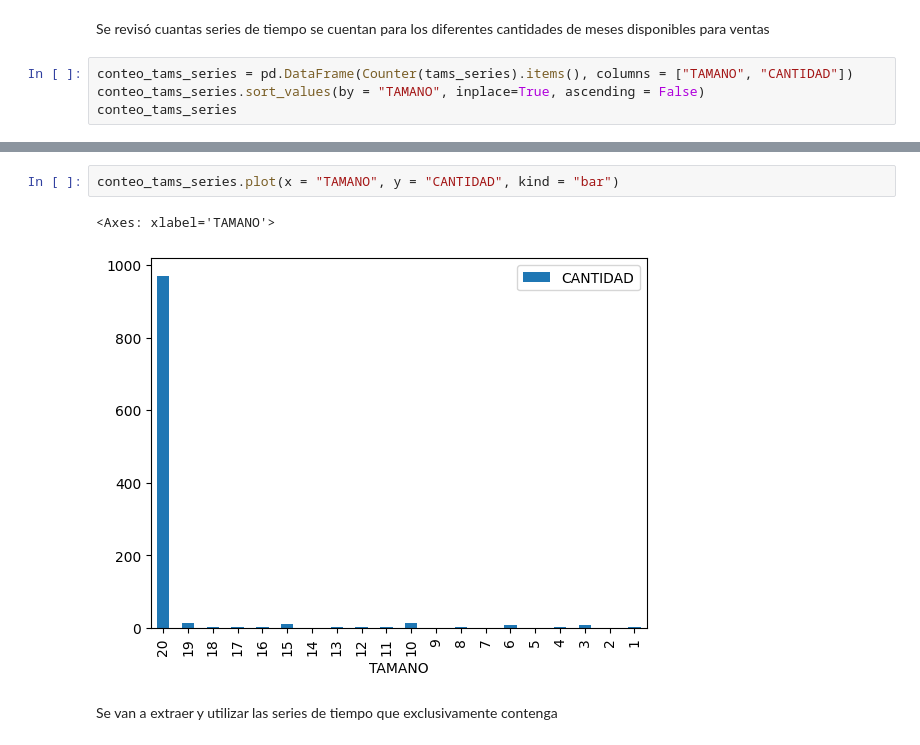
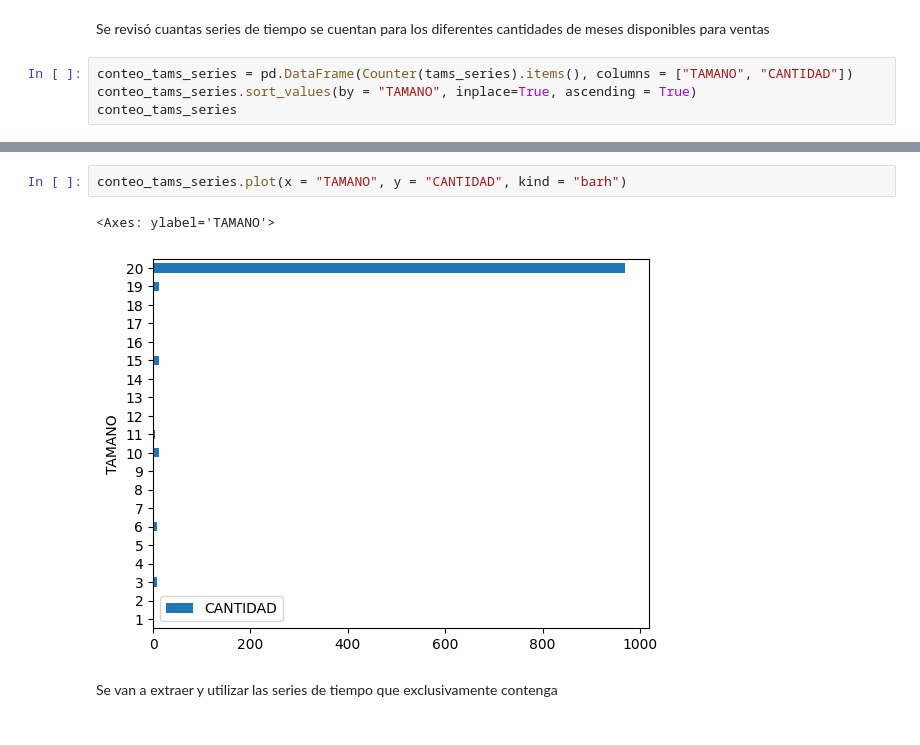
Before and after one commit to FedeSS99/Proyecto-Oxxo-F4, a Jupyter notebook: ExploracionVentas.ipynb, the cells around one changed output, grey strips where cells are left out. Drawn from its saved outputs; the diff is of its cells as text.

```diff
--- a/ExploracionVentas.ipynb
+++ b/ExploracionVentas.ipynb
@@ -152,7 +152,7 @@ conteo_fechas_iniciales
 Se revisó cuantas series de tiempo se cuentan para los diferentes cantidades de meses disponibles para ventas
 # %%
 conteo_tams_series = pd.DataFrame(Counter(tams_series).items(), columns = ["TAMANO", "CANTIDAD"])
-conteo_tams_series.sort_values(by = "TAMANO", inplace=True, ascending = False)
+conteo_tams_series.sort_values(by = "TAMANO", inplace=True, ascending = True)
 conteo_tams_series
 # %% [output]
 |  | TAMANO | CANTIDAD |
@@ -180,8 +180,8 @@ conteo_fechas_iniciales.plot(x = "FECHA_INICIAL", y = "CANTIDAD", kind = "bar")
 # %%
-conteo_tams_series.plot(x = "TAMANO", y = "CANTIDAD", kind = "bar")
+conteo_tams_series.plot(x = "TAMANO", y = "CANTIDAD", kind = "barh")
 # %% [output]
-<Axes: xlabel='TAMANO'>
+<Axes: ylabel='TAMANO'>
-[figure, old version]
+[figure, new version]
 # %% [markdown]
 Se van a extraer y utilizar las series de tiempo que exclusivamente contenga
 # %%
```
Also changed, not shown: parts of 14 cells of this notebook, 1 other file.
